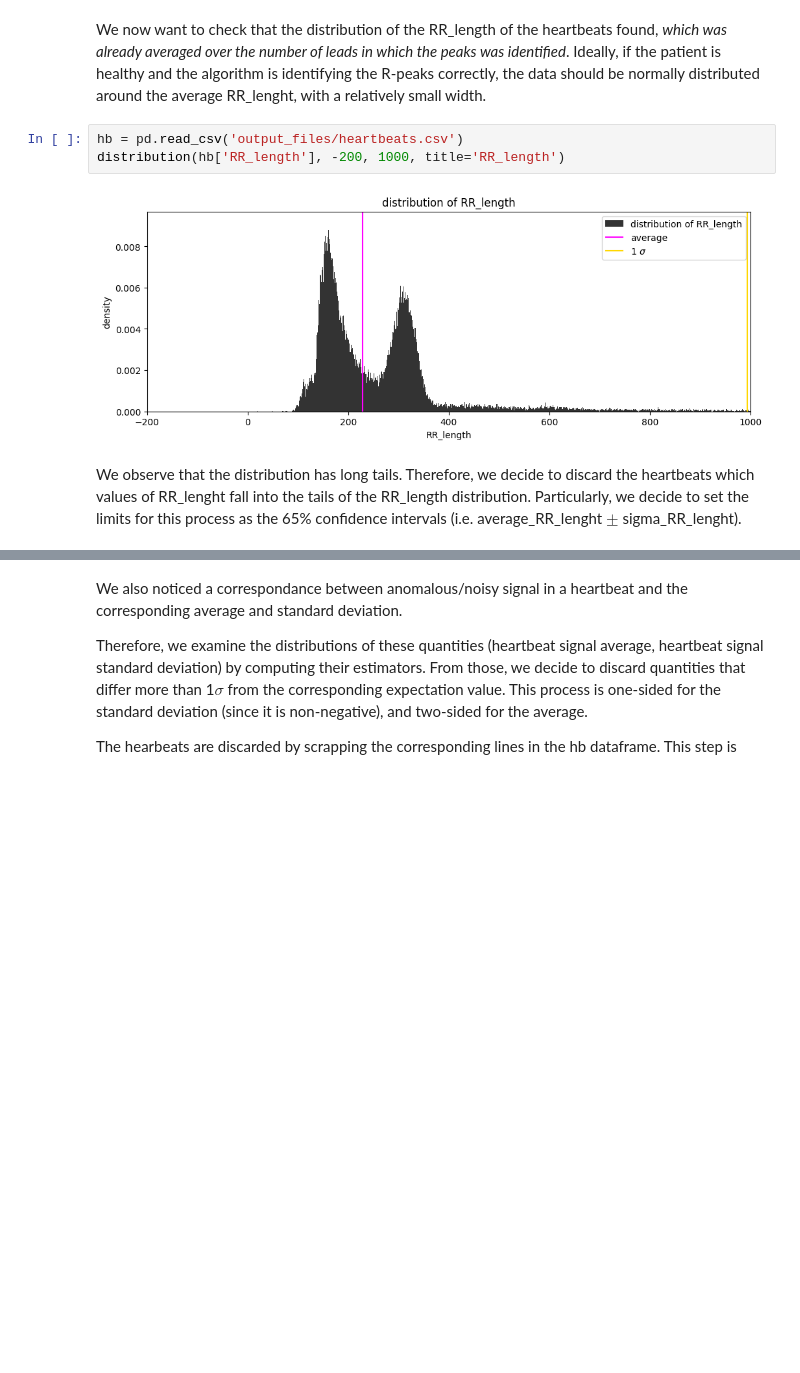
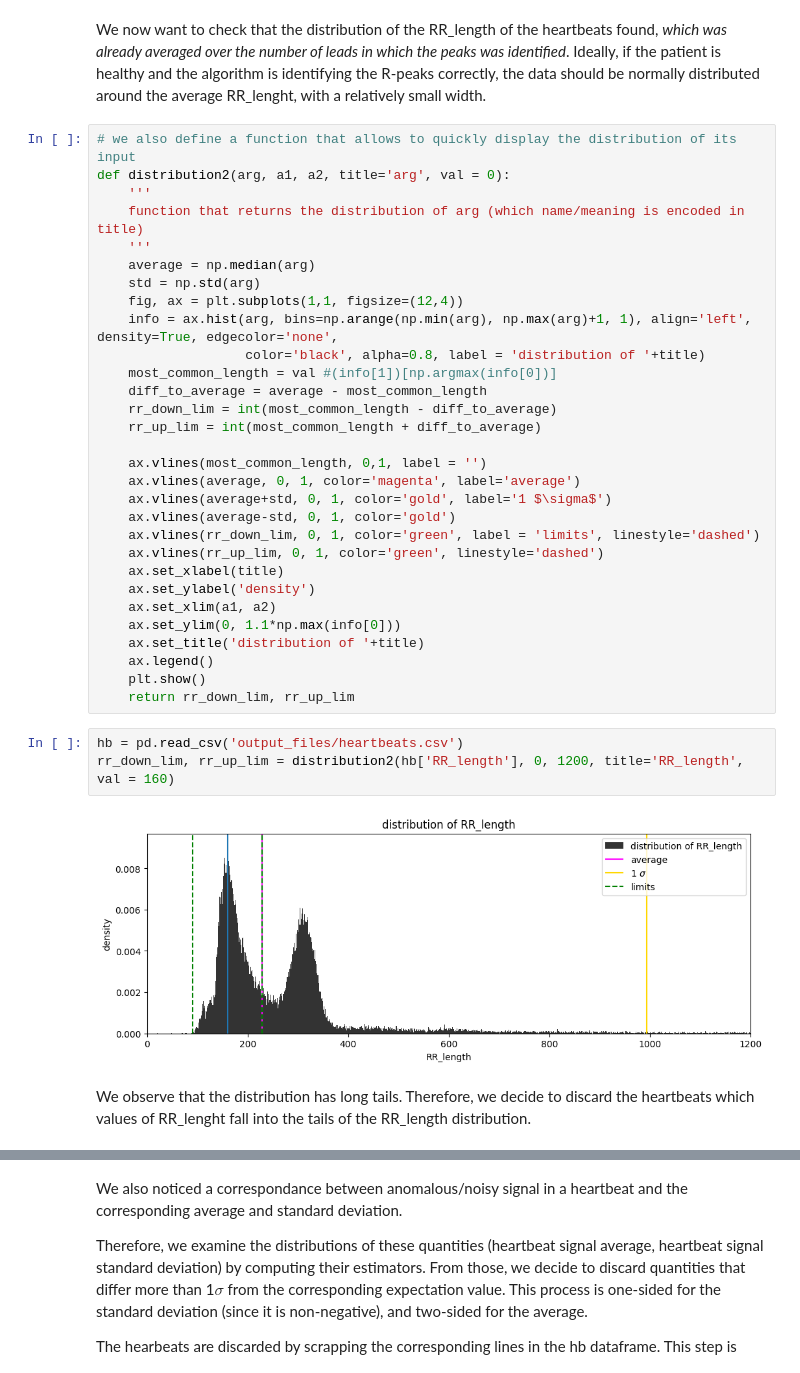
Before and after one commit to ericabrisigotti/ECG_heartbeat_classification_with_ML_LCP-B, a Jupyter notebook: ECG_Mortara.ipynb, the cells around one changed output, grey strips where cells are left out. Saved outputs shown, nothing was run; the diff lists cells and outputs as text; blank space fills up the shorter version.

```diff
--- a/ECG_Mortara.ipynb
+++ b/ECG_Mortara.ipynb
@@ -1066,14 +1322,44 @@ After removing the anomalous heartbeats, we will focus on proper feature extract
 ## 4A) Discarding anomalous heartbeats
 # %% [markdown]
 We now want to check that the distribution of the RR_length of the heartbeats found, *which was already averaged over the number of leads in which the peaks was identified*. Ideally, if the patient is healthy and the algorithm is identifying the R-peaks correctly, the data should be normally distributed around the average RR_lenght, with a relatively small width.
+# %%
+# we also define a function that allows to quickly display the distribution of its input
+def distribution2(arg, a1, a2, title='arg', val = 0):
+    '''
+    function that returns the distribution of arg (which name/meaning is encoded in title)
+    '''
+    average = np.median(arg)
+    std = np.std(arg)
+    fig, ax = plt.subplots(1,1, figsize=(12,4))
+    info = ax.hist(arg, bins=np.arange(np.min(arg), np.max(arg)+1, 1), align='left', density=True, edgecolor='none',
+                   color='black', alpha=0.8, label = 'distribution of '+title)
+    most_common_length = val #(info[1])[np.argmax(info[0])]
+    diff_to_average = average - most_common_length
+    rr_down_lim = int(most_common_length - diff_to_average)
+    rr_up_lim = int(most_common_length + diff_to_average)
+
+    ax.vlines(most_common_length, 0,1, label = '')
+    ax.vlines(average, 0, 1, color='magenta', label='average')
+    ax.vlines(average+std, 0, 1, color='gold', label='1 $\sigma$')
+    ax.vlines(average-std, 0, 1, color='gold')
+    ax.vlines(rr_down_lim, 0, 1, color='green', label = 'limits', linestyle='dashed')
+    ax.vlines(rr_up_lim, 0, 1, color='green', linestyle='dashed')
+    ax.set_xlabel(title)
+    ax.set_ylabel('density')
+    ax.set_xlim(a1, a2)
+    ax.set_ylim(0, 1.1*np.max(info[0]))
+    ax.set_title('distribution of '+title)
+    ax.legend()
+    plt.show()
+    return rr_down_lim, rr_up_lim
 # %%
 hb = pd.read_csv('output_files/heartbeats.csv')
-distribution(hb['RR_length'], -200, 1000, title='RR_length')
+rr_down_lim, rr_up_lim = distribution2(hb['RR_length'], 0, 1200, title='RR_length', val = 160)
 # %% [output]
-[figure, old version]
+[figure, new version]
 # %% [markdown]
 We observe that the distribution has long tails.
-Therefore, we decide to discard the heartbeats which values of RR_lenght fall into the tails of the RR_length distribution. Particularly, we decide to set the limits for this process as the 65% confidence intervals (i.e. average_RR_lenght $\pm$ sigma_RR_lenght).
+Therefore, we decide to discard the heartbeats which values of RR_lenght fall into the tails of the RR_length distribution.
 # %%
 hb = pd.read_csv('output_files/heartbeats.csv')
 ol = len(hb)
```
Also changed, not shown: parts of 53 cells of this notebook.
